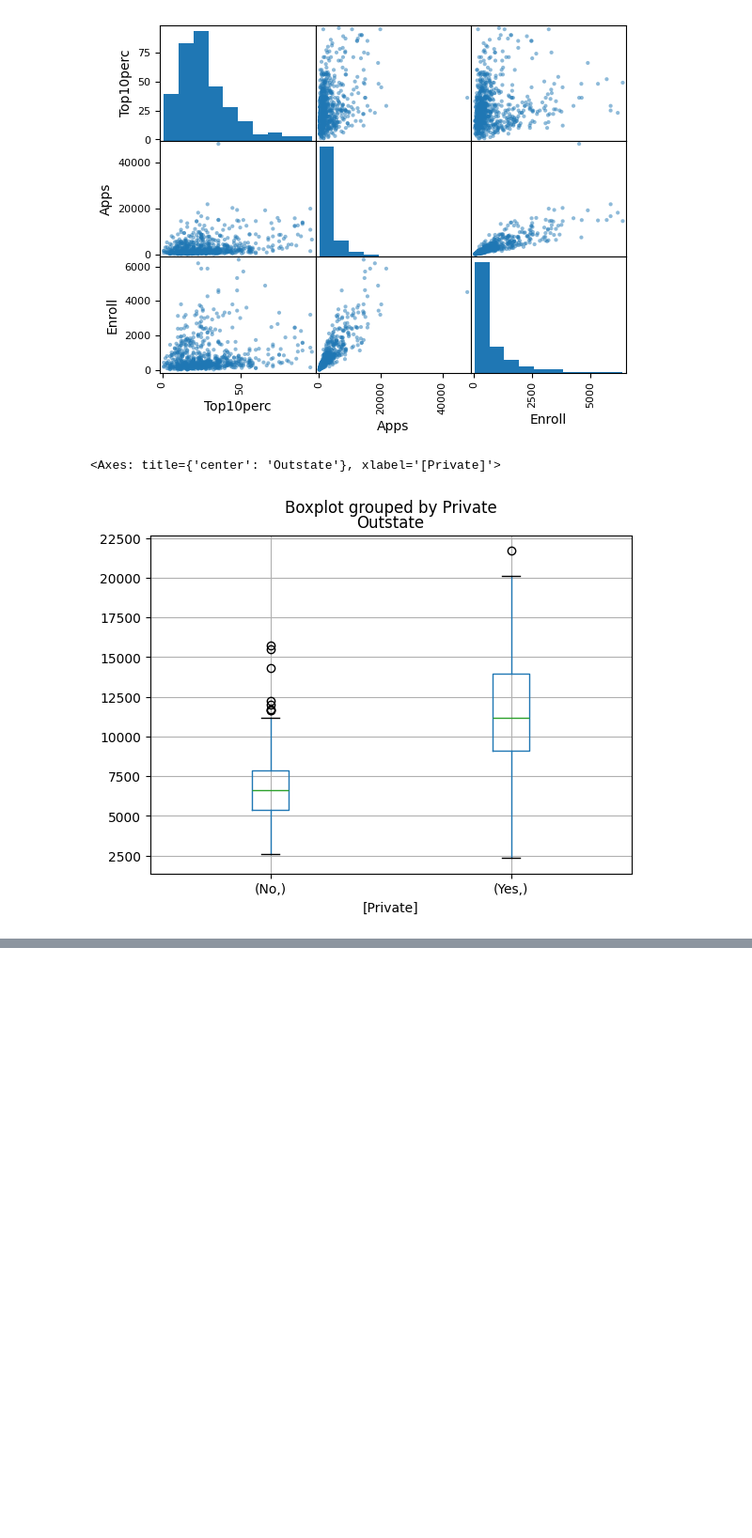
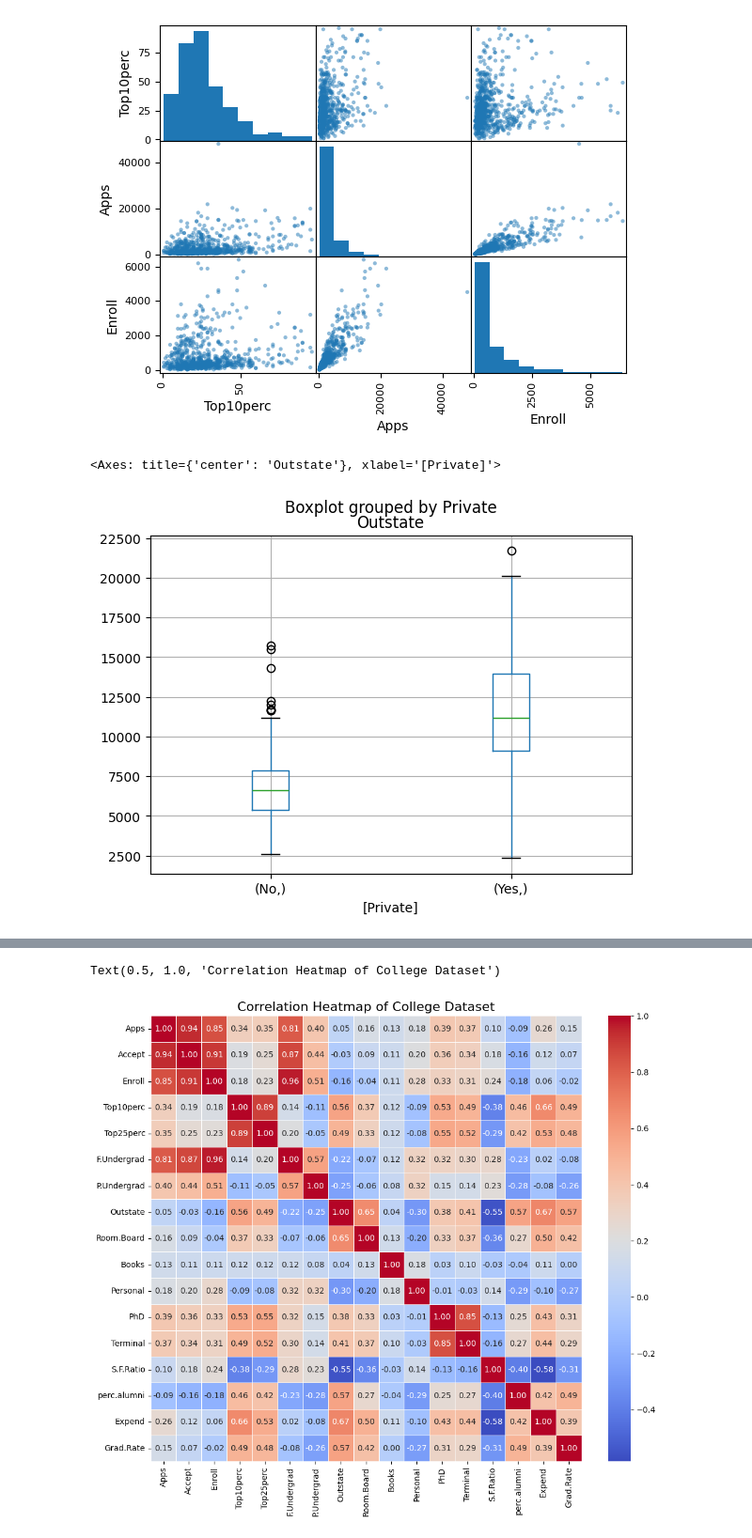
Before and after one commit to pontuskungsbacka/data-processing-PONTUS-JOHANSSON, a Jupyter notebook: Lab-1/lab1.ipynb, the cells around one changed output, grey strips where cells are left out. Shown at 94% size. Cells and saved outputs as stored; diff of their text form; code cells hidden in the pictures; blank space fills up the shorter version.

```diff
--- a/Lab-1/lab1.ipynb
+++ b/Lab-1/lab1.ipynb
@@ -79,0 +149,2 @@ college.boxplot(['Outstate'],['Elite'])
+# %%
+college['Private']=college['Private'].astype('category')
@@ -79,0 +177,8 @@ college.boxplot(['Outstate'],['Elite'])
+# %%
+# Select only numeric variables
+numeric_cols = college.select_dtypes(include=['int64', 'float64'])
+
+# Calculate correlation matrix
+corr_matrix = numeric_cols.corr()
+
+corr_matrix
@@ -79,0 +204,12 @@ college.boxplot(['Outstate'],['Elite'])
+# %%
+plt.figure(figsize=(12, 10))
+sns.heatmap(corr_matrix,
+            annot=True,
+            cmap='coolwarm',
+            linewidths=0.5,
+            fmt='.2f')
+
+plt.title("Correlation Heatmap of College Dataset", fontsize=16)
+# %% [output]
+Text(0.5, 1.0, 'Correlation Heatmap of College Dataset')
+[figure, added]
```
Also changed, not shown: parts of 25 cells of this notebook.
